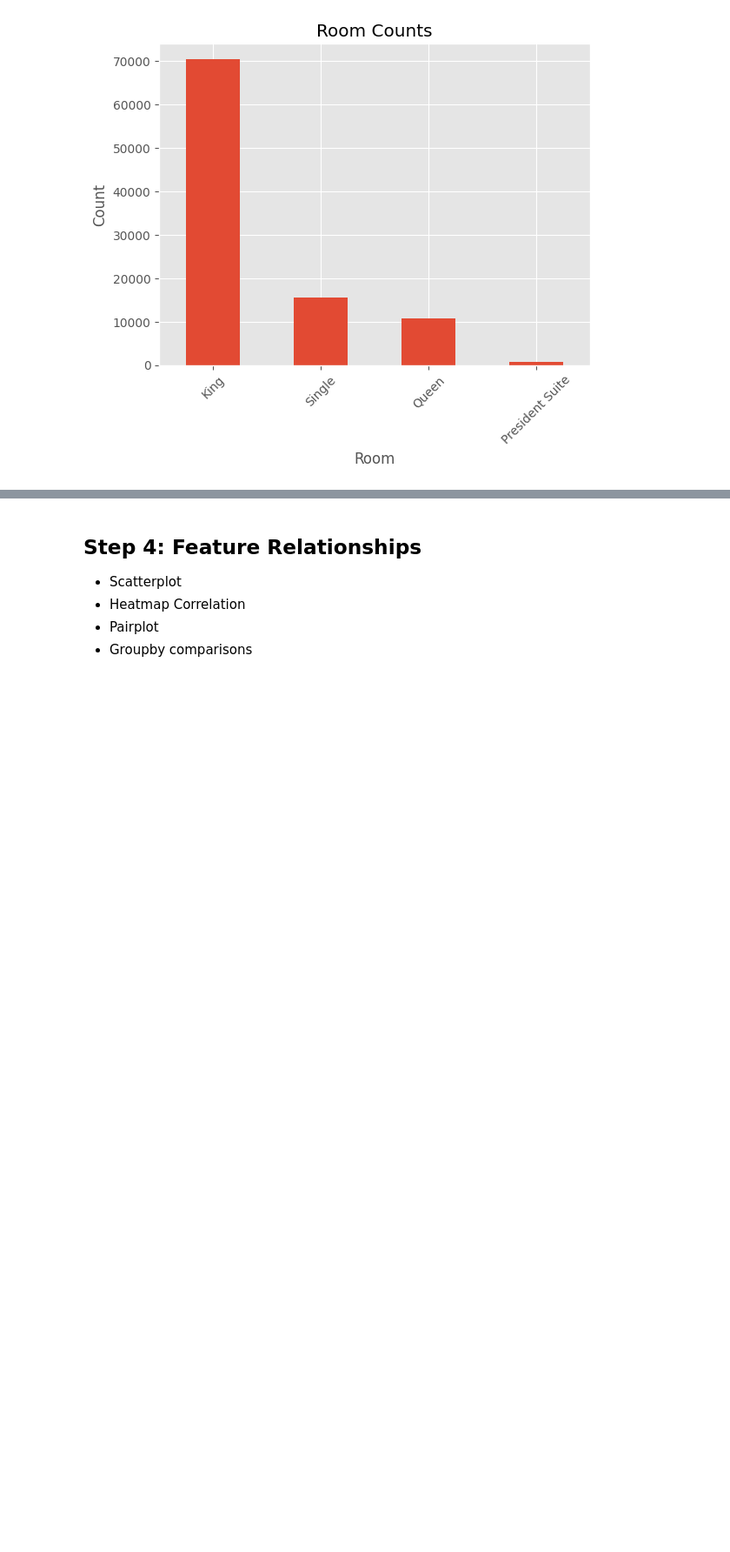
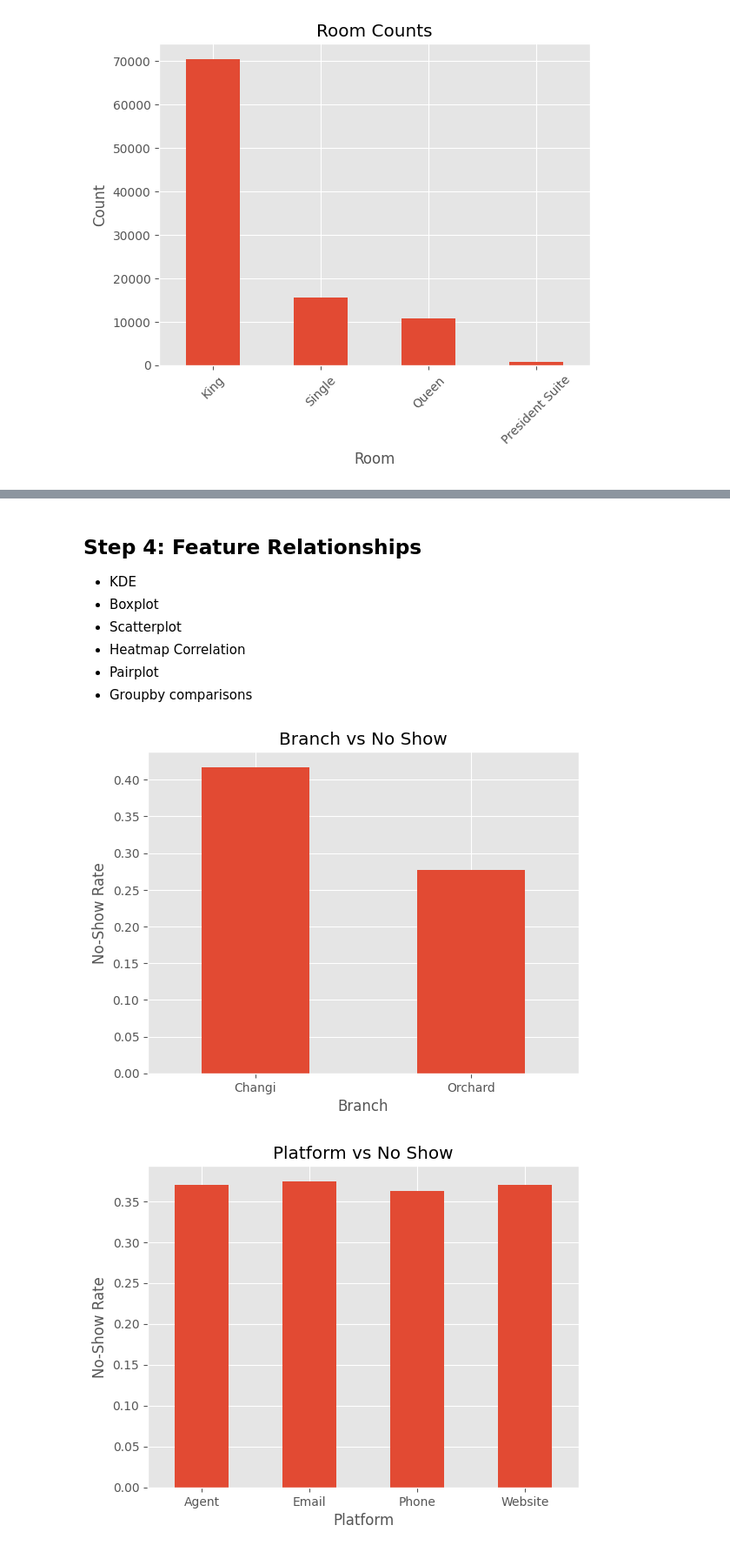
Before and after one commit to kenzychew/hotel_no-show_prediction, a Jupyter notebook: eda.ipynb, the cells around one changed output, grey strips where cells are left out. Shown: that part at 87% size. Drawn from its saved outputs; the diff is of its cells as text; code cells hidden in the pictures; blank space fills up the shorter version.

```diff
--- a/eda.ipynb
+++ b/eda.ipynb
@@ -601,7 +622,53 @@ plt.show()
 # %% [markdown]
 ## Step 4: Feature Relationships
 
+ - KDE
+ - Boxplot
  - Scatterplot
  - Heatmap Correlation
  - Pairplot
  - Groupby comparisons
+# %%
+## Categorical Features vs No Show
+
+# Branch vs No-Show Rate
+ax = df.groupby('Branch')['No_Show'].mean().plot(kind='bar', title='Branch vs No Show')
+ax.set_xlabel('Branch')
+ax.set_ylabel('No-Show Rate')
+plt.xticks(rotation=0)
+plt.show()
+
+# Platform vs No-Show Rate
+ax = df.groupby('Platform')['No_Show'].mean().plot(kind='bar', title='Platform vs No Show')
+ax.set_xlabel('Platform')
+ax.set_ylabel('No-Show Rate')
+plt.xticks(rotation=0)
+plt.show()
+
+# First Time vs No-Show Rate
+ax = df.groupby('First_Time')['No_Show'].mean().plot(kind='bar', title='First Time vs No Show')
+ax.set_xlabel('First Time')
+ax.set_ylabel('No-Show Rate')
+plt.xticks(rotation=0)
+plt.show()
+
+# Order by month
+month_order = ['January', 'February', 'March', 'April', 'May', 'June',
+               'July', 'August', 'September', 'October', 'November', 'December']
+
+# Arrival Month vs No-Show Rate
+ax = df.groupby('Arrival_Month')['No_Show'].mean().reindex(month_order).plot(kind='bar', title='Arrival Month vs No Show')
+ax.set_xlabel('Arrival Month')
+ax.set_ylabel('No-Show Rate')
+plt.xticks(rotation=45)
+plt.show()
+
+# Country vs No-Show Rate
+ax = df.groupby('Country')['No_Show'].mean().plot(kind='bar', title='Country vs No Show')
+ax.set_xlabel('Country')
+ax.set_ylabel('No-Show Rate')
+plt.xticks(rotation=0)
+plt.show()
+# %% [output]
+[figure, added]
+[figure, added]
```
Also changed, not shown: parts of 9 cells of this notebook, 1 other file.
